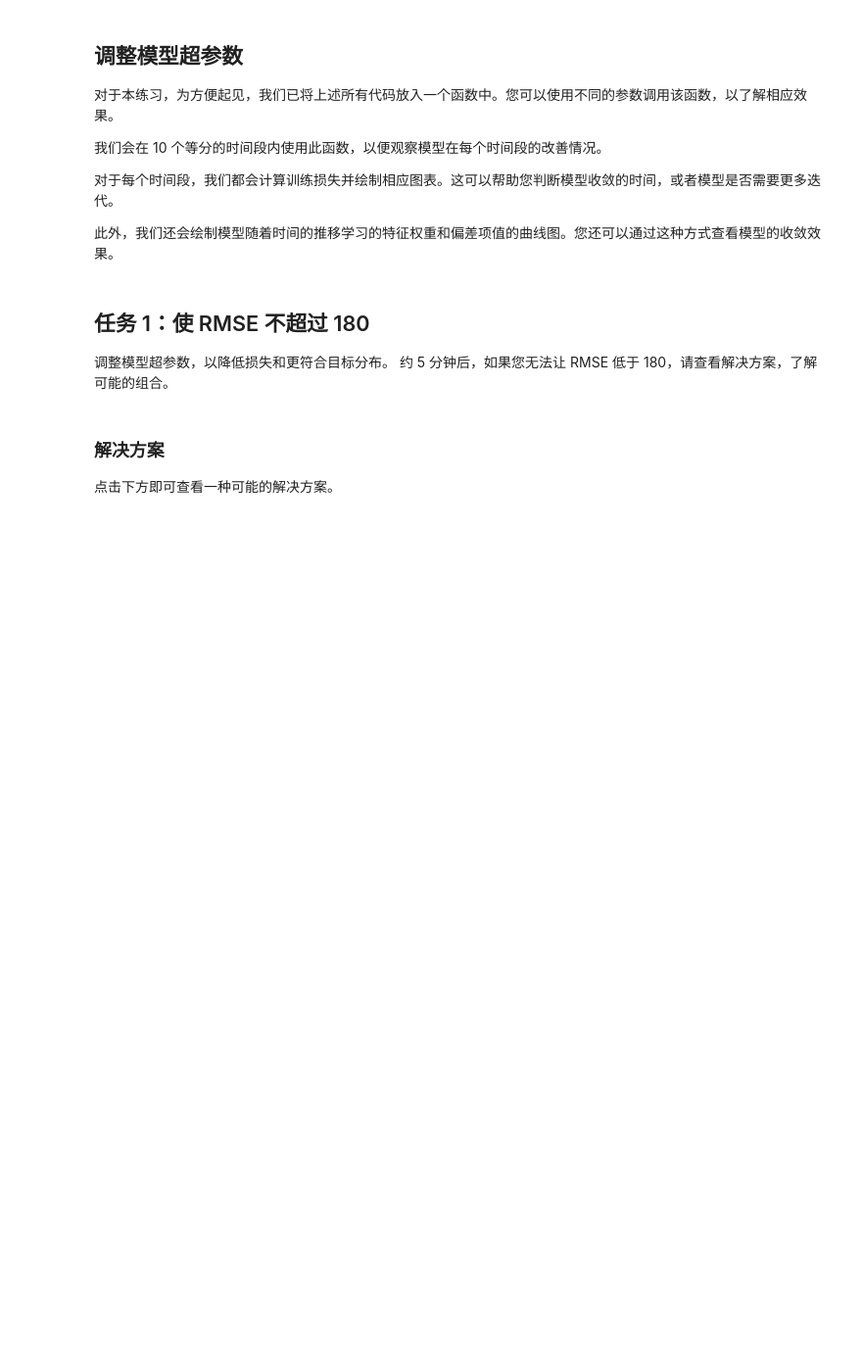
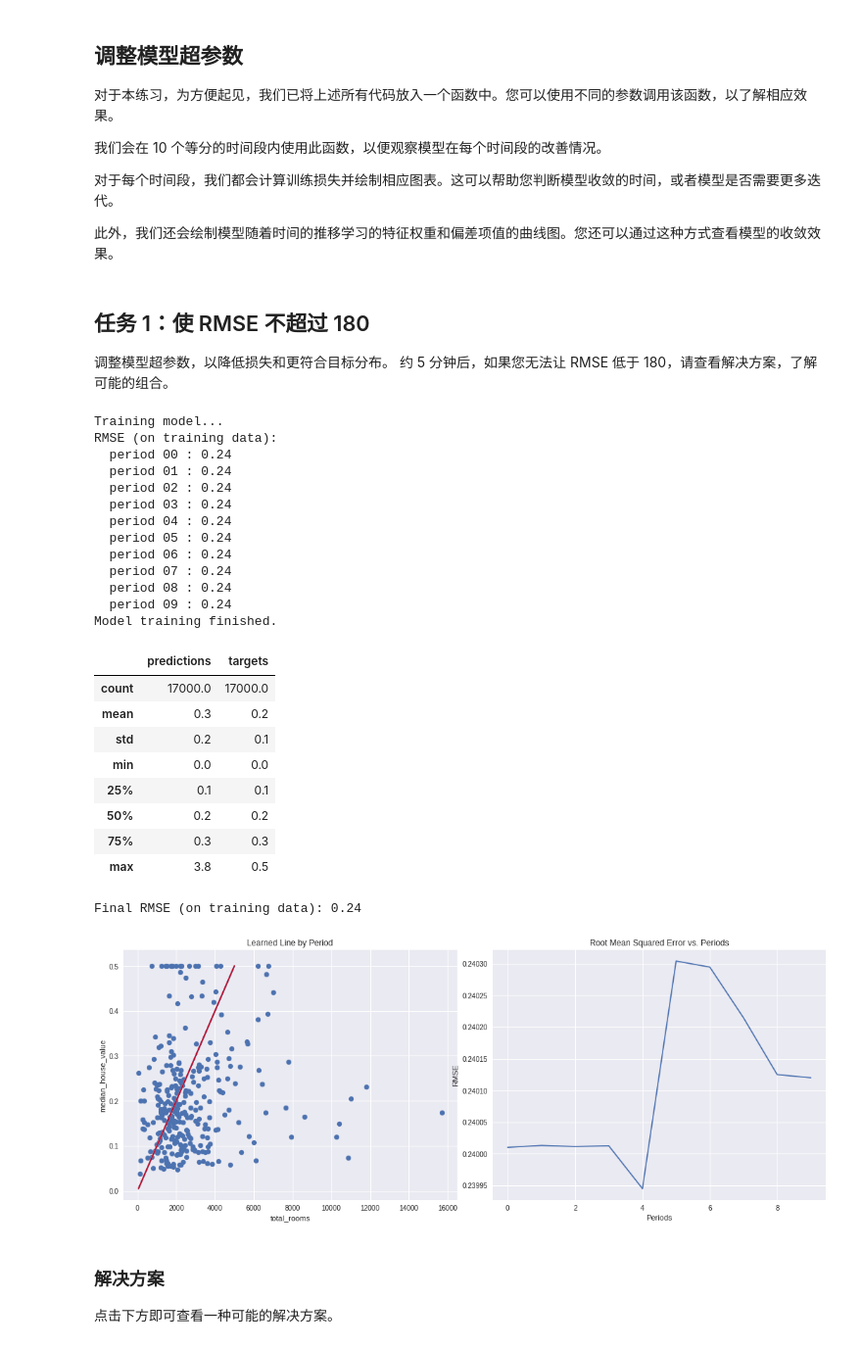
Before and after one commit to DPnice/TensorFlowTest, a Jupyter notebook: first_steps_with_tensor_flow.ipynb, the cells around one changed output. Shown at 98% size. Drawn from its saved outputs; the diff is of its cells as text; code cells hidden in the pictures; blank space fills up the shorter version.

```diff
--- a/first_steps_with_tensor_flow.ipynb
+++ b/first_steps_with_tensor_flow.ipynb
@@ -154,30 +172,30 @@ linear_regressor = tf.estimator.LinearRegressor(
 最后，输入函数会为该数据集构建一个迭代器，并向 LinearRegressor 返回下一批数据。
 # %%
 def my_input_fn(features, targets, batch_size=1, shuffle=True, num_epochs=None):
-    """Trains a linear regression model of one feature.
+    """Trains a linear regression model of one feature.训练一个特征的线性回归模型
 
     Args:
-      features: pandas DataFrame of features
-      targets: pandas DataFrame of targets
-      batch_size: Size of batches to be passed to the model
-      shuffle: True or False. Whether to shuffle the data.
-      num_epochs: Number of epochs for which data should be repeated. None = repeat indefinitely
+      features: pandas DataFrame of features 特征
+      targets: pandas DataFrame of targets 目标
+      batch_size: Size of batches to be passed to the model 传递给模型的批量大小
+      shuffle: True or False. Whether to shuffle the data. 是否shuffle数据
+      num_epochs: Number of epochs for which data should be repeated. None = repeat indefinitely  一批数据的重复次数 无=无限重复
     Returns:
-      Tuple of (features, labels) for next data batch
+      Tuple of (features, labels) for next data batch （特征，标签）用于下一批数据的元组
     """
 
-    # Convert pandas data into a dict of np arrays.
+    # Convert pandas data into a dict of np arrays. 我们将 Pandas 特征数据转换成 NumPy 数组字典
     features = {key:np.array(value) for key,value in dict(features).items()}
 
-    # Construct a dataset, and configure batching/repeating
-    ds = Dataset.from_tensor_slices((features,targets)) # warning: 2GB limit
+    # Construct a dataset, and configure batching/repeating 构建数据集，并配置 批处理/重复
+    ds = Dataset.from_tensor_slices((features,targets)) # warning: 2GB limit 限制2GB
     ds = ds.batch(batch_size).repeat(num_epochs)
 
-    # Shuffle the data, if specified
+    # Shuffle the data, if specified. shuffle数据
     if shuffle:
       ds = ds.shuffle(buffer_size=10000)
 
-    # Return the next batch of data
+    # Return the next batch of data 返回下一批数据
     features, labels = ds.make_one_shot_iterator().get_next()
     return features, labels
 # %% [markdown]
@@ -394,9 +433,34 @@ def train_model(learning_rate, steps, batch_size, input_feature="total_rooms"):
 # %%
 train_model(
     learning_rate=0.00001,
-    steps=100,
-    batch_size=1
+    steps=1000,
+    batch_size=10
 )
+# %% [output]
+Training model...
+RMSE (on training data):
+  period 00 : 0.24
+  period 01 : 0.24
+  period 02 : 0.24
+  period 03 : 0.24
+  period 04 : 0.24
+  period 05 : 0.24
+  period 06 : 0.24
+  period 07 : 0.24
+  period 08 : 0.24
+  period 09 : 0.24
+Model training finished.
+|  | predictions | targets |
+| count | 17000.0 | 17000.0 |
+| mean | 0.3 | 0.2 |
+| std | 0.2 | 0.1 |
+| min | 0.0 | 0.0 |
+| 25% | 0.1 | 0.1 |
+| 50% | 0.2 | 0.2 |
+| 75% | 0.3 | 0.3 |
+| max | 3.8 | 0.5 |
+Final RMSE (on training data): 0.24
+[figure, added]
 # %% [markdown]
  ### 解决方案
 
```
Also changed, not shown: parts of 14 cells of this notebook.
